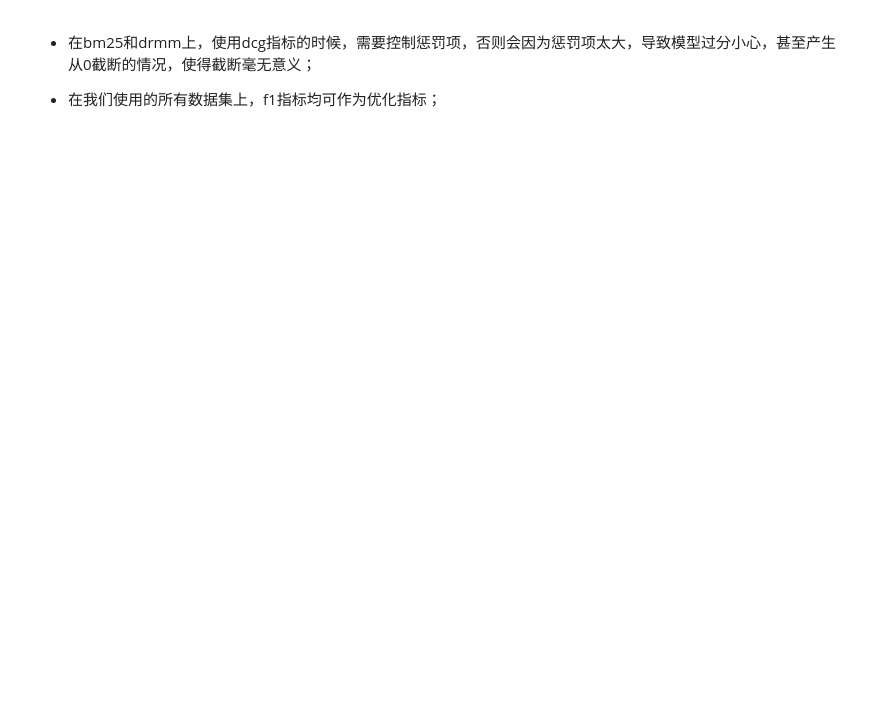
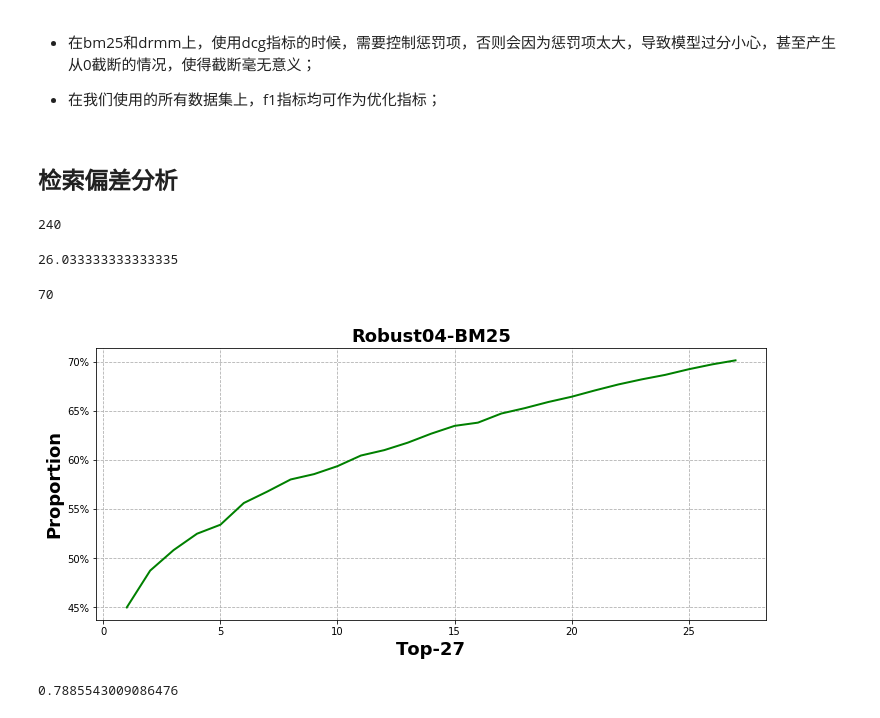
Before and after one commit to Woody5962/Ranked-List-Truncation, a Jupyter notebook: Baseline/Truncation_analysis.ipynb, the cells around one changed output. Saved outputs shown, nothing was run; the diff lists cells and outputs as text; code cells hidden in the pictures; blank space fills up the shorter version.

```diff
--- a/Baseline/Truncation_analysis.ipynb
+++ b/Baseline/Truncation_analysis.ipynb
@@ -124,3 +126,5 @@ Text(0, 0.5, 'DCG score')
 * 在bm25和drmm上，使用dcg指标的时候，需要控制惩罚项，否则会因为惩罚项太大，导致模型过分小心，甚至产生从0截断的情况，使得截断毫无意义；
 
 * 在我们使用的所有数据集上，f1指标均可作为优化指标；
+# %% [markdown]
+## 检索偏差分析
@@ -126,0 +141,52 @@ Text(0, 0.5, 'DCG score')
+# %%
+train_rl, test_rl = {}, {}
+for key in train_data:
+    train_rl[key] = list(map(lambda x: 1 if x in gt[key] else 0, train_data[key].keys()))
+for key in test_data:
+    test_rl[key] = list(map(lambda x: 1 if x in gt[key] else 0, test_data[key].keys()))
+# %%
+all_data = train_rl.copy()
+all_data.update(test_rl)
+len(all_data)
+# %% [output]
+240
+# %%
+from tqdm import tqdm
+def countp(all_data):
+    p = []
+    for i in tqdm(range(1, 71)):
+        total_irr = 0
+        for qid in all_data:
+            ir_num = i - sum(all_data[qid][:i])
+            total_irr += ir_num
+        p.append(total_irr / (len(all_data) * i))
+    return p
+# %%
+count = 0
+for qid in all_data:
+    count += sum(all_data[qid])
+print(count / len(all_data))
+# %% [output]
+26.033333333333335
+# %%
+p = countp(all_data)
+len(p)
+# %% [output]
+70
+# %%
+from matplotlib.ticker import FuncFormatter
+
+x = list(range(1, 28))
+plt.figure(figsize=(12,5))
+plt.grid(linestyle = "--")
+plt.plot(x,p[:27], color="green",linewidth=2.)
+plt.title('Robust04-BM25', fontsize=18,fontweight='bold')
+plt.xlabel('Top-27', fontsize=18,fontweight='bold')
+plt.ylabel('Proportion', fontsize=18,fontweight='bold')
+
+
+def to_percent(temp, position):
+    return '%1.0f'%(100*temp) + '%'
+plt.gca().yaxis.set_major_formatter(FuncFormatter(to_percent))
+# %% [output]
+[figure, added]
@@ -126,0 +196,4 @@ Text(0, 0.5, 'DCG score')
+# %%
+direct[14]
+# %% [output]
+0.7885543009086476
```
Also changed, not shown: parts of 6 cells of this notebook, 5 other files.
